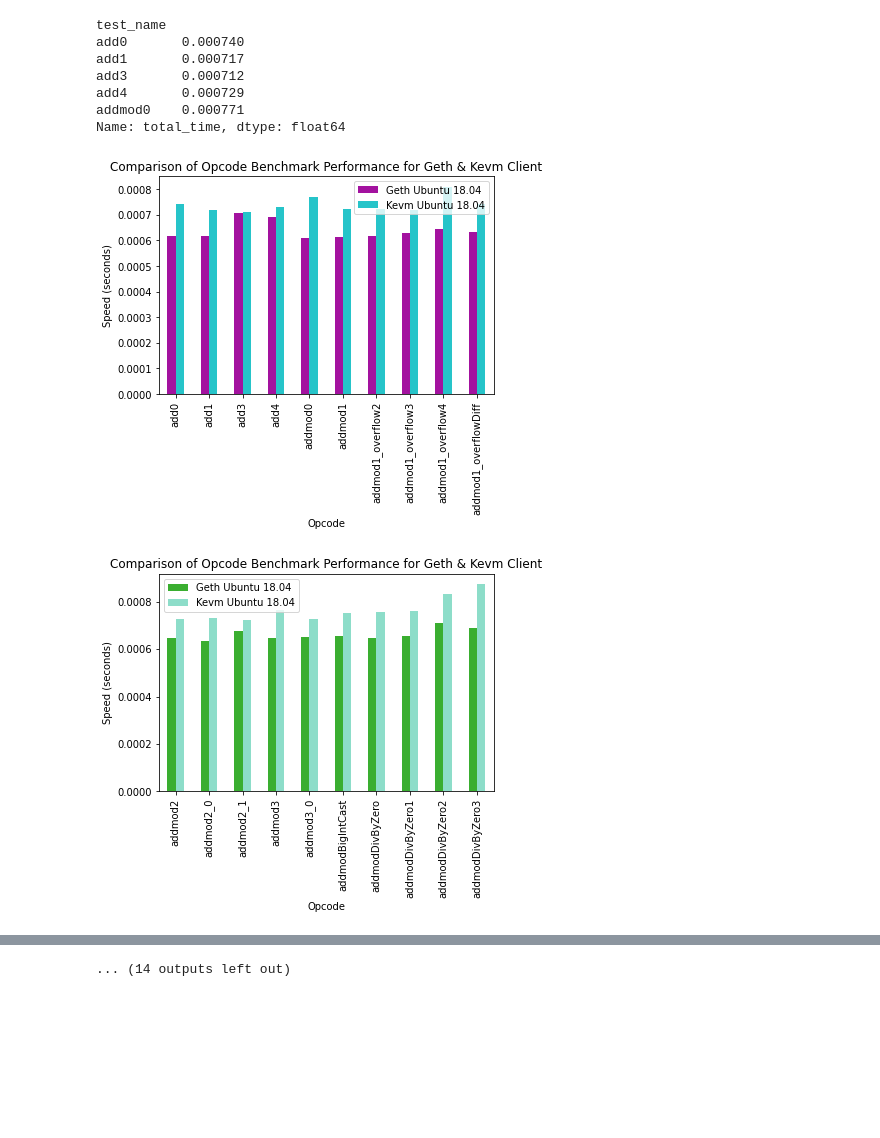
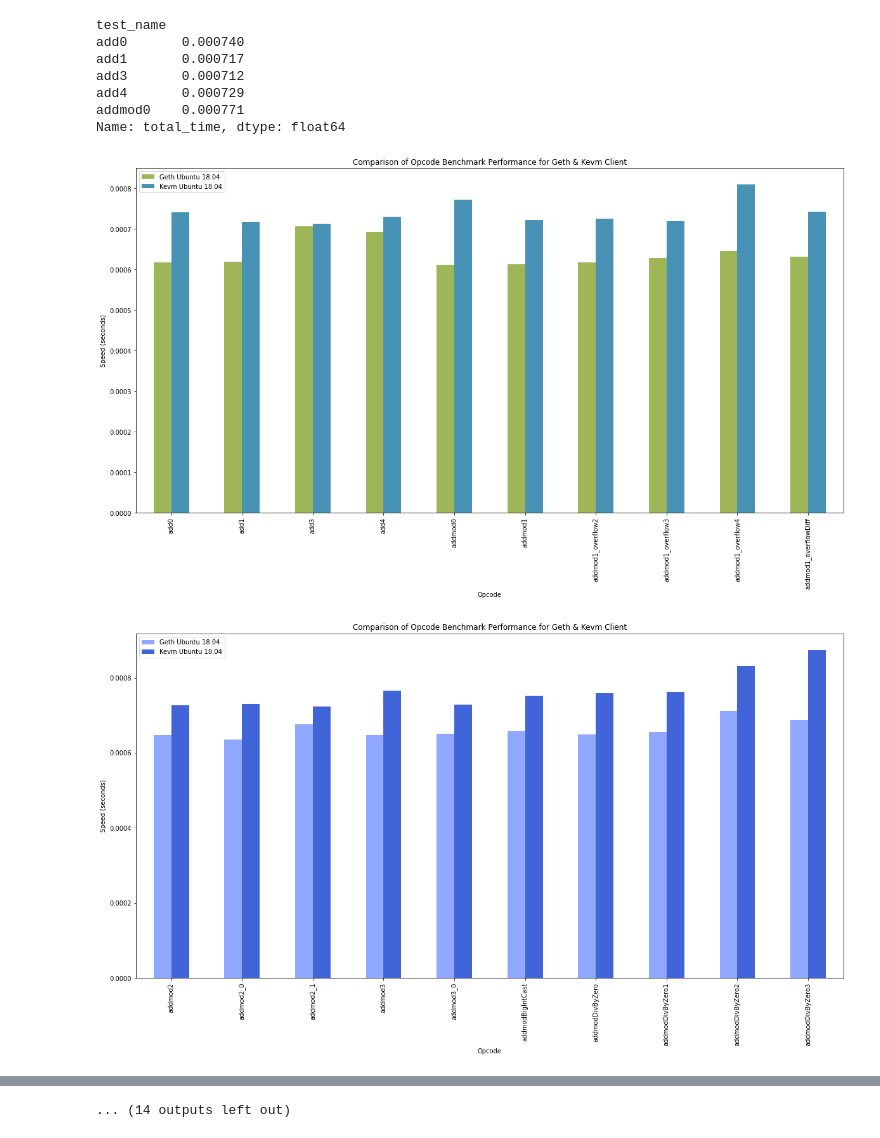
Before and after one commit to ChrisPaulDillon/SmartContractBenchmarking, a Jupyter notebook: notebooks/benchmark-analysis.ipynb, the cells around one changed output, grey strips where cells are left out. Cells and saved outputs as stored; diff of their text form; code cells hidden in the pictures; blank space fills up the shorter version.

Commit message:
Fixed chart size

```diff
--- a/notebooks/benchmark-analysis.ipynb
+++ b/notebooks/benchmark-analysis.ipynb
@@ -49,23 +49,23 @@ Name: total_time, dtype: float64
 # %%
 df_kevm_geth = pd.merge(ubuntu1804, kevm_ubuntu_1804,on='test_name')
 df_kevm_geth = df_kevm_geth.rename(columns={"total_time_x": "Geth Ubuntu 18.04", "total_time_y": "Kevm Ubuntu 18.04"}, errors="raise")
 
 index = df_kevm_geth.index
 number_of_rows = len(index)
 
 number_of_colors = 25
 
 row_count = 0
 while (row_count < number_of_rows):
 
     df_fragment = df_kevm_geth.head(10)
     row_count = row_count + 10
     df_kevm_geth = df_kevm_geth.iloc[10:]
     colors = ["#"+''.join([random.choice('0123456789ABCDEF') for j in range(6)])
              for i in range(number_of_colors)]
-    ax = df_fragment.plot(kind="bar",  title='Comparison of Opcode Benchmark Performance for Geth & Kevm Client', color=colors)
+    ax = df_fragment.plot(kind="bar",  title='Comparison of Opcode Benchmark Performance for Geth & Kevm Client', color=colors, figsize=(20,10))
     ax.set_xlabel("Opcode")
     ax.set_ylabel("Speed (seconds)")
 # %% [output]
-[figure, old version]
+[figure, new version]
-[figure, old version]
+[figure, new version]
```
Also changed, not shown: parts of 3 cells of this notebook.
